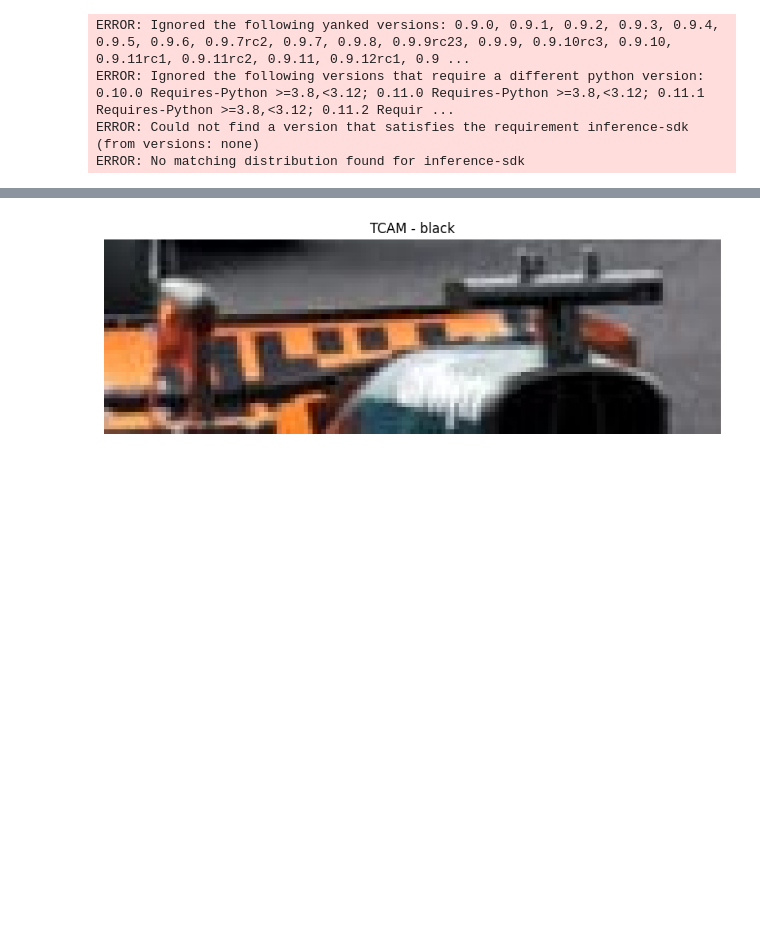
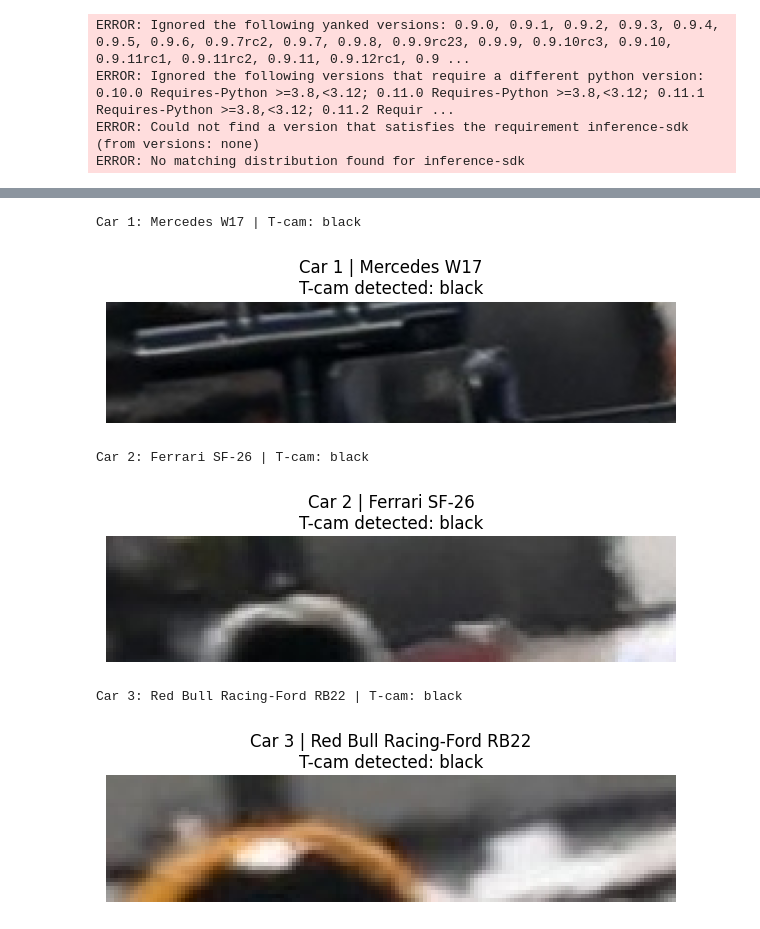
Before and after one commit to MichaelwaveOfficial/f1, a Jupyter notebook: static-test.ipynb, the cells around one changed output, grey strips where cells are left out. Saved outputs shown, nothing was run; the diff lists cells and outputs as text; code cells hidden in the pictures; blank space fills up the shorter version.

```diff
--- a/static-test.ipynb
+++ b/static-test.ipynb
@@ -70,7 +70,7 @@ def run_rf_detr(image_path, workspace_id, model_id, api_key):
     return response.json()
 # %%
 car_detection_results = run_rf_detr(
-    image_path=TEST_IMAGES_DIR / "test-me-twin.jpg",
+    image_path=TEST_IMAGES_DIR / "three-cars-1.jpg",
     workspace_id=WORKSPACE_ID,
     model_id=CAR_DETECTOR_ID,
     api_key=ROBOFLOW_API_KEY
@@ -353,22 +449,73 @@ def detect_tcam_color(
 
     return "yellow" if is_yellow else "black"
 # %%
-car_h, car_w = car_crop.shape[:2]
+valid_tcam_results = []
 
-tcam_crop = car_crop[
-    :round(car_h * 0.18),
-    round(car_w * 0.25):round(car_w * 0.5),
-]
+for car in classified_cars:
+    # Load the corresponding saved car crop as BGR.
+    car_crop_bgr = cv2.imread(str(car["output_path"]))
 
-tcam_color = detect_tcam_color(tcam_crop)
+    if car_crop_bgr is None:
+        car["tcam_color"] = "unknown"
+        car["tcam_crop_bgr"] = None
+        continue
 
-plt.figure(figsize=(10, 5))
-plt.imshow(tcam_crop)
-plt.title(f"TCAM - {tcam_color}")
-plt.axis("off")
-plt.show()
+    car_h, car_w = car_crop_bgr.shape[:2]
+
+    # Your chosen T-cam search region.
+    y1 = 0
+    y2 = max(1, round(car_h * 0.075))
+    x1 = round(car_w * 0.4)
+    x2 = max(x1 + 1, round(car_w * 0.6))
+
+    tcam_crop_bgr = car_crop_bgr[y1:y2, x1:x2]
+
+    if tcam_crop_bgr.size == 0:
+        tcam_color = "unknown"
+    else:
+        # detect_tcam_color expects an OpenCV BGR image.
+        tcam_color = detect_tcam_color(tcam_crop_bgr)
+
+    # Add the result to the existing in-memory car record.
+    car["tcam_color"] = tcam_color
+    car["tcam_crop_bgr"] = tcam_crop_bgr
+
+    valid_tcam_results.append(car)
+
+    print(
+        f"Car {car['car_id']}: {car['car_model']} | "
+        f"T-cam: {tcam_color}"
+    )
+
+        # Convert BGR to RGB for Matplotlib.
+    tcam_crop_rgb = cv2.cvtColor(
+        tcam_crop_bgr,
+        cv2.COLOR_BGR2RGB,
+    )
+
+    title_color = {
+        "yellow": "goldenrod",
+        "black": "black",
+        "unknown": "gray",
+    }.get(tcam_color, "gray")
+
+    plt.figure(figsize=(6, 3))
+    plt.imshow(tcam_crop_rgb)
+    plt.title(
+        f"Car {car['car_id']} | {car['car_model']}\n"
+        f"T-cam detected: {tcam_color}",
+        color=title_color,
+    )
+    plt.axis("off")
+    plt.tight_layout()
+    plt.show()
 # %% [output]
+Car 1: Mercedes W17 | T-cam: black
-[figure, old version]
+[figure, new version]
+Car 2: Ferrari SF-26 | T-cam: black
+[figure, added]
+Car 3: Red Bull Racing-Ford RB22 | T-cam: black
+[figure, added]
 # %%
 import re
 
```
Also changed, not shown: parts of 9 cells of this notebook, 14 other files.
